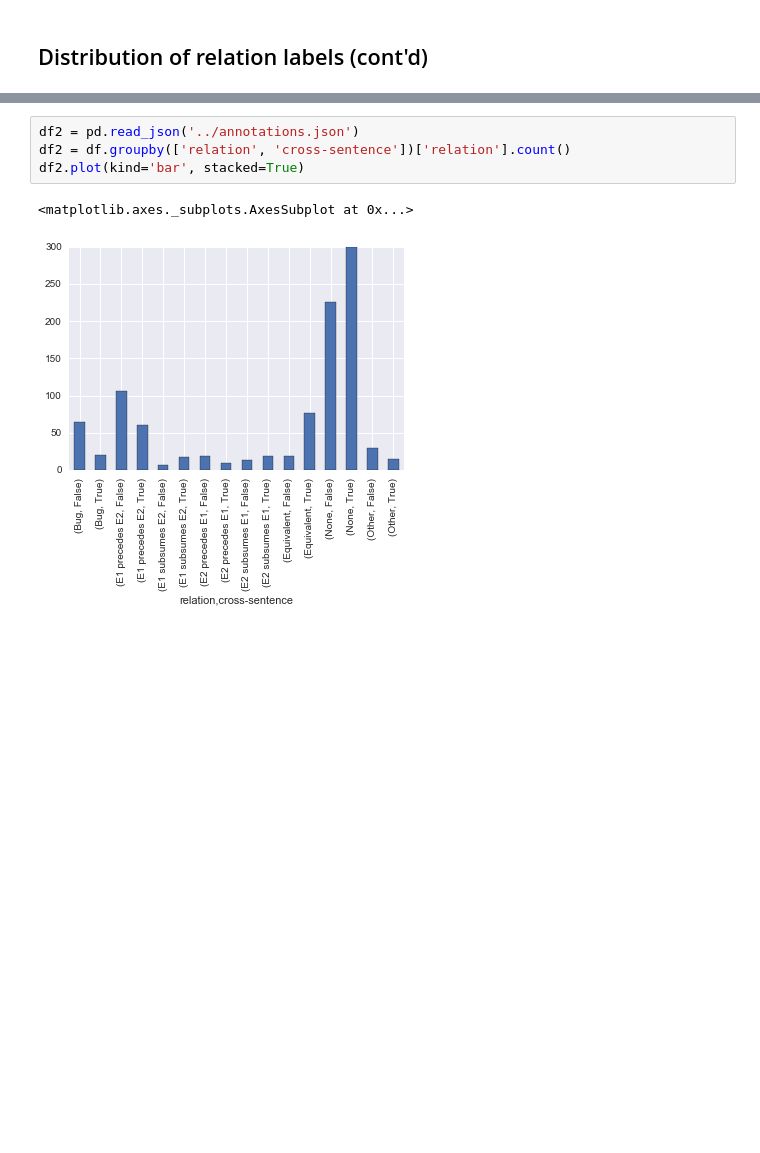
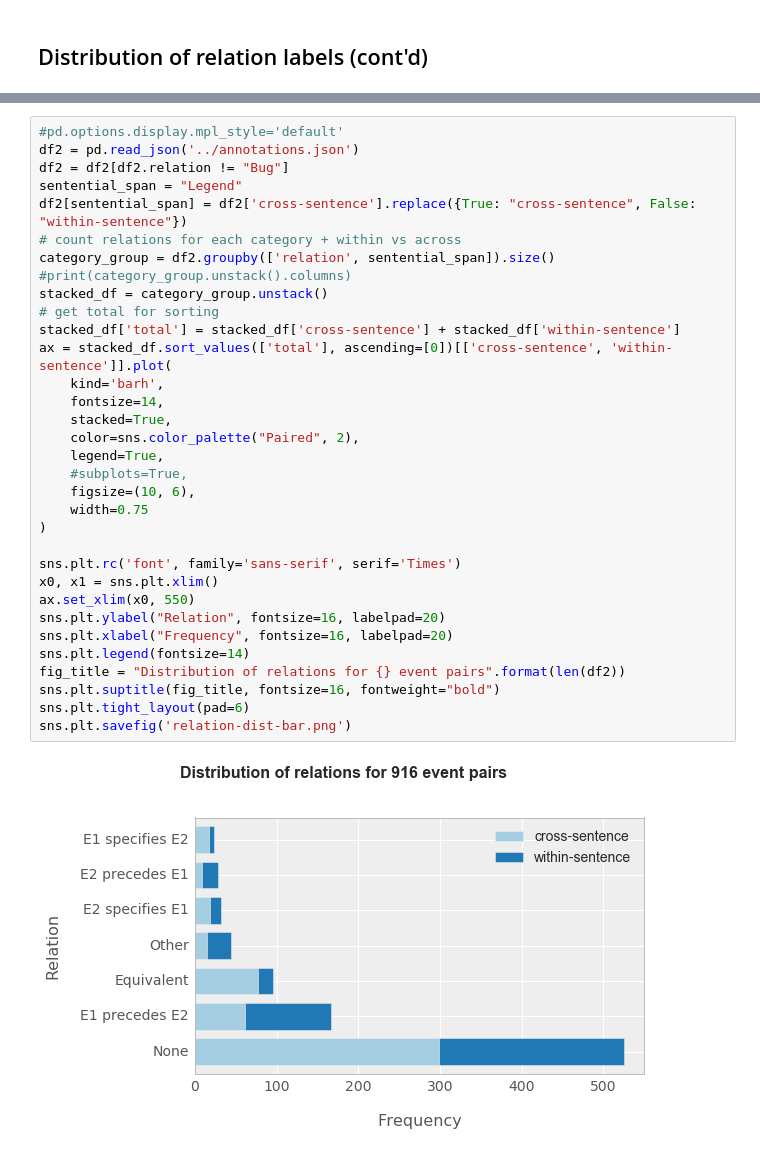
Before and after one commit to myedibleenso/this-before-that, a Jupyter notebook: notebooks/corpus-exploration.ipynb, the cells around one changed output, grey strips where cells are left out. Saved outputs shown, nothing was run; the diff lists cells and outputs as text; blank space fills up the shorter version.

Commit message:
Updates to plots

```diff
--- a/notebooks/corpus-exploration.ipynb
+++ b/notebooks/corpus-exploration.ipynb
@@ -50,7 +50,35 @@ fig.savefig('relation-dist.png')
-# %%
-df2 = pd.read_json('../annotations.json')
-df2 = df.groupby(['relation', 'cross-sentence'])['relation'].count()
-df2.plot(kind='bar', stacked=True)
-# %% [output]
-<matplotlib.axes._subplots.AxesSubplot at 0x...>
-[figure, removed]
+# %%
+#pd.options.display.mpl_style='default'
+df2 = pd.read_json('../annotations.json')
+df2 = df2[df2.relation != "Bug"]
+sentential_span = "Legend"
+df2[sentential_span] = df2['cross-sentence'].replace({True: "cross-sentence", False: "within-sentence"})
+# count relations for each category + within vs across
+category_group = df2.groupby(['relation', sentential_span]).size()
+#print(category_group.unstack().columns)
+stacked_df = category_group.unstack()
+# get total for sorting
+stacked_df['total'] = stacked_df['cross-sentence'] + stacked_df['within-sentence']
+ax = stacked_df.sort_values(['total'], ascending=[0])[['cross-sentence', 'within-sentence']].plot(
+    kind='barh',
+    fontsize=14,
+    stacked=True,
+    color=sns.color_palette("Paired", 2),
+    legend=True,
+    #subplots=True,
+    figsize=(10, 6),
+    width=0.75
+)
+
+sns.plt.rc('font', family='sans-serif', serif='Times')
+x0, x1 = sns.plt.xlim()
+ax.set_xlim(x0, 550)
+sns.plt.ylabel("Relation", fontsize=16, labelpad=20)
+sns.plt.xlabel("Frequency", fontsize=16, labelpad=20)
+sns.plt.legend(fontsize=14)
+fig_title = "Distribution of relations for {} event pairs".format(len(df2))
+sns.plt.suptitle(fig_title, fontsize=16, fontweight="bold")
+sns.plt.tight_layout(pad=6)
+sns.plt.savefig('relation-dist-bar.png')
+# %% [output]
+[figure, added]
```
Also changed, not shown: parts of 3 cells of this notebook.
